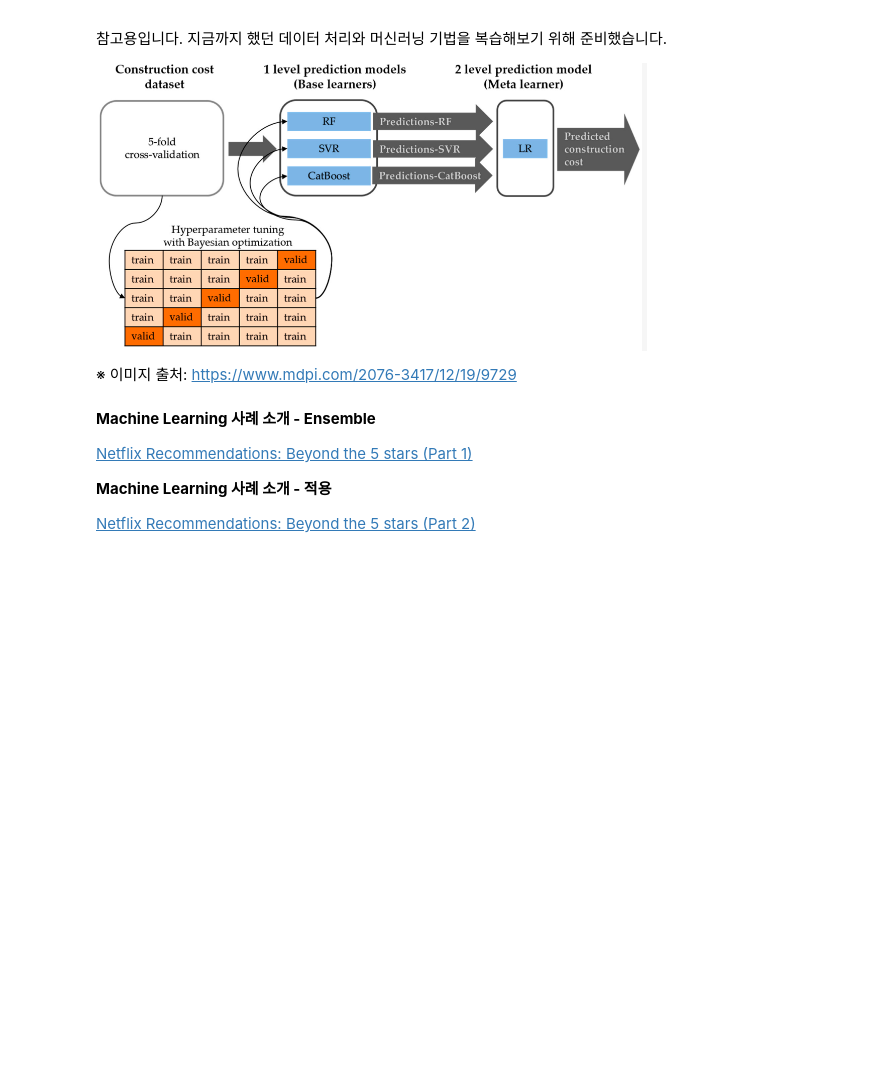
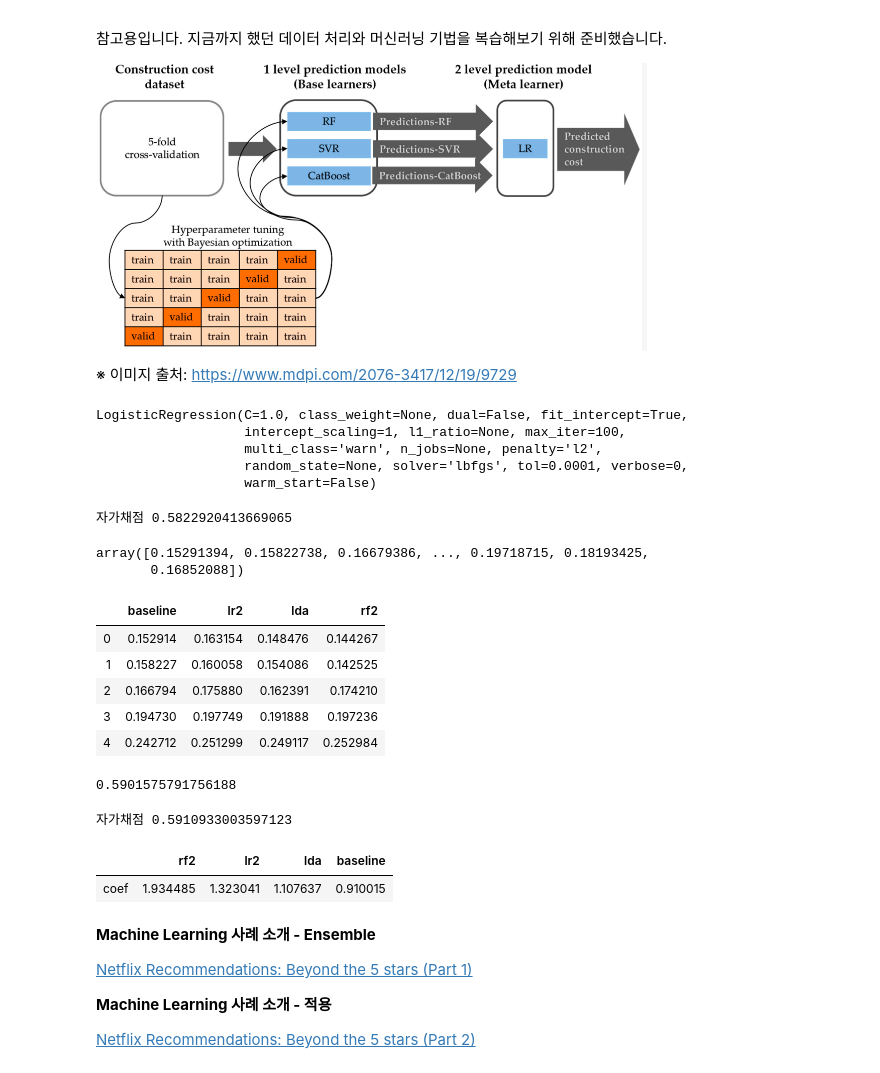
Before and after one commit to sunkusun9/DS_lv3_2611, a Jupyter notebook: sec_ds_lv3_prob1_kaggle.ipynb, the cells around one changed output. Cells and saved outputs as stored; diff of their text form; code cells hidden in the pictures; blank space fills up the shorter version.

```diff
--- a/sec_ds_lv3_prob1_kaggle.ipynb
+++ b/sec_ds_lv3_prob1_kaggle.ipynb
@@ -304,17 +329,12 @@ print('자가채점', roc_auc_score(s_kaggle_ans, prd))
 # %% [markdown]
 # Step 4: 모델 개선 작업을 합니다.
 # %%
-# Baseline 튜닝: C
-# Logistic Regression의 C 또한 SVR 처럼 10의 자승 단위로 바꿔가며 탐색하고
-# 더 정교한 수치를 얻고자 할 때, Step을 좁혀 성능을 봅니다.
-# std: ['loading', 'measurement_1', 'measurement_4', 'measurement_14', 'measurement_17'] + pt: ['na_1'] -> LR
-
 from sklearn.linear_model import LogisticRegression
 ct = ColumnTransformer([
     ('std', StandardScaler(), ['loading', 'measurement_1', 'measurement_4', 'measurement_14', 'measurement_17']),
     ('pt', 'passthrough', ['na_1'])
 ])
 clf_lr = make_pipeline(
-    ct, LogisticRegression(solver = 'lbfgs', C = #TODO-with) # C = 1 (default)
+    ct, LogisticRegression(solver = 'lbfgs', C = 0.03) # C = 1 (default)
 )
 eval_model('baseline', clf_lr)
@@ -517,46 +646,80 @@ df_meta_naive = pd.concat([
 ], axis=1)
 clf_meta_lr = LogisticRegression(solver = 'lbfgs')
 clf_meta_lr.fit(df_meta_naive, df_train['failure'])
+# %% [output]
+LogisticRegression(C=1.0, class_weight=None, dual=False, fit_intercept=True,
+                   intercept_scaling=1, l1_ratio=None, max_iter=100,
+                   multi_class='warn', n_jobs=None, penalty='l2',
+                   random_state=None, solver='lbfgs', tol=0.0001, verbose=0,
+                   warm_start=False)
 # %%
 prd = clf_meta_lr.predict_proba(df_vt)[:, 1]
 print("자가채점", roc_auc_score(s_kaggle_ans, prd))
+# %% [output]
+자가채점 0.5822920413669065
 # %%
 # 겹외셋의 예측 결과 구하기
 from sklearn.model_selection import cross_val_predict
 cross_val_predict(
     clf_lr, df_train[X_all], df_train['failure'], cv = gkf, groups = df_train['product_code'], method = 'predict_proba'
 )[:, 1]
+# %% [output]
+array([0.15291394, 0.15822738, 0.16679386, ..., 0.19718715, 0.18193425,
+       0.16852088])
 # %%
 # cross_val_predict: OOF(Out-Of-Fold,  겹외)셋의 predict_proba를 모아 순서에 맞게 구해줍니다.
 from sklearn.model_selection import cross_val_predict
 
 models = [
     ('baseline', clf_lr), # LR + SFS
     ('lr2', clf_lr2), # LR.2: LR + feature PCA
     ('lda', clf_lda), # LDA
     ('rf2', clf_rf2), # RF + LDA
 ]
 
-#TODO-with
+df_cv = pd.concat([
+    pd.Series(
+        cross_val_predict(
+            clf, df_train[X_all], df_train['failure'], cv = gkf, groups = df_train['product_code'], method = 'predict_proba'
+        )[:, 1], name = name
+    ) for name, clf in models
+], axis=1)
+df_cv.head()
+# %% [output]
+|  | baseline | lr2 | lda | rf2 |
+| 0 | 0.152914 | 0.163154 | 0.148476 | 0.144267 |
+| 1 | 0.158227 | 0.160058 | 0.154086 | 0.142525 |
+| 2 | 0.166794 | 0.175880 | 0.162391 | 0.174210 |
+| 3 | 0.194730 | 0.197749 | 0.191888 | 0.197236 |
+| 4 | 0.242712 | 0.251299 | 0.249117 | 0.252984 |
 # %%
 from sklearn.model_selection import cross_val_score
 # 메타 모델을 검증을 해봅니다. 메타 모델: LogisticRegression
 clf_meta = LogisticRegression(solver = 'lbfgs')
 # 메타 모델은 Logistic Regression을 사용해 봅니다.
 # df_cv failure 변수로  검증을 할 수 있습니다.
-scores = #TODO-with
+scores = cross_val_score(
+    clf_meta, df_cv, df_train['failure'], groups = df_train['product_code'], cv = gkf, scoring = 'roc_auc'
+)
 np.mean(scores)
+# %% [output]
+0.5901575791756188
 # %%
 # 메타 모델을 df_cv로 학습 시키고, 테스트 메타 모델 데이터로 예측을 합니다.
 # 메타모델의 입력으로,
 # 전체데이터를 학습하고 테스트데이터를 예측한 Voting에서 사용한 셋을 사용합니다.
 prd = clf_meta.fit(df_cv, df_train['failure']).predict_proba(df_vt)[:, 1]
 print("자가채점", roc_auc_score(s_kaggle_ans, prd))
+# %% [output]
+자가채점 0.5910933003597123
 # %%
 # 계수를 통해 모델의 중요도를 파악할 수 있습니다.
 pd.Series(
     clf_meta.coef_[0], index = df_cv.columns
 ).sort_values(ascending = False).rename('coef').to_frame().T
+# %% [output]
+|  | rf2 | lr2 | lda | baseline |
+| coef | 1.934485 | 1.323041 | 1.107637 | 0.910015 |
 # %% [markdown]
 **Machine Learning 사례 소개 - Ensemble**
 
```
Also changed, not shown: parts of 20 cells of this notebook.
